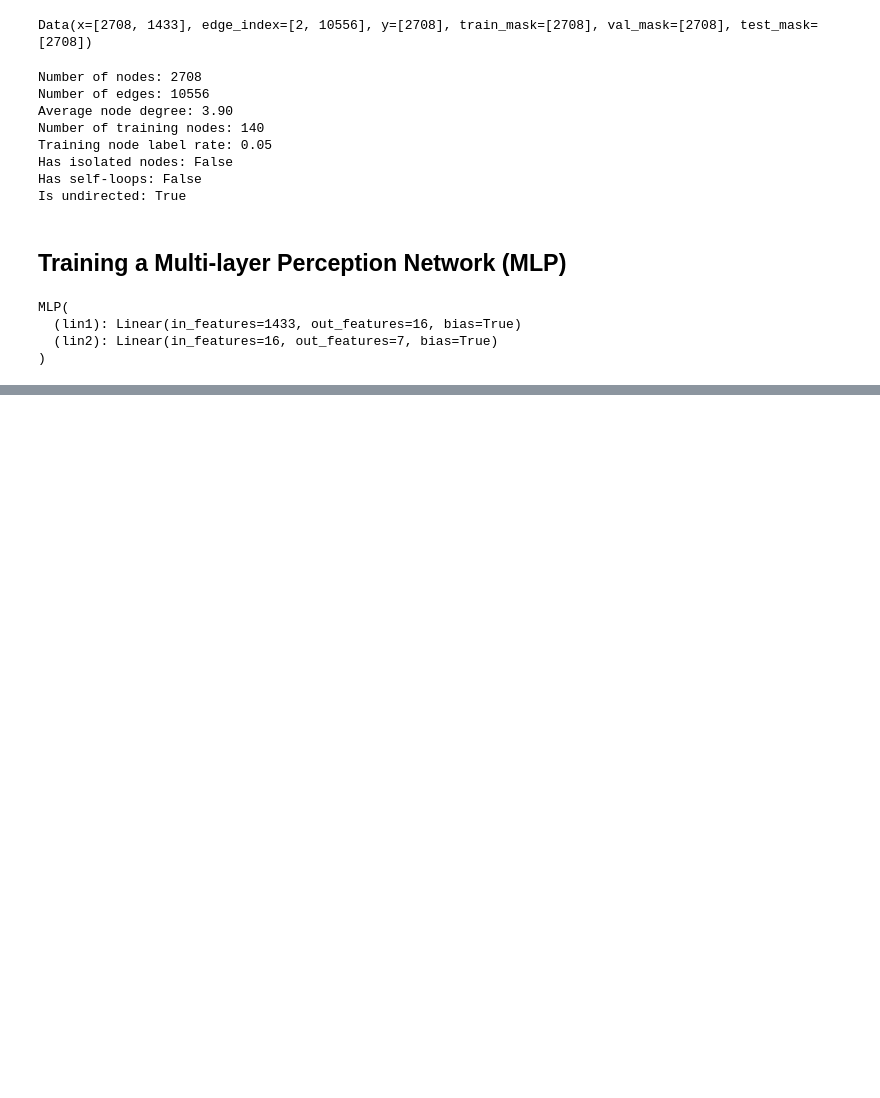
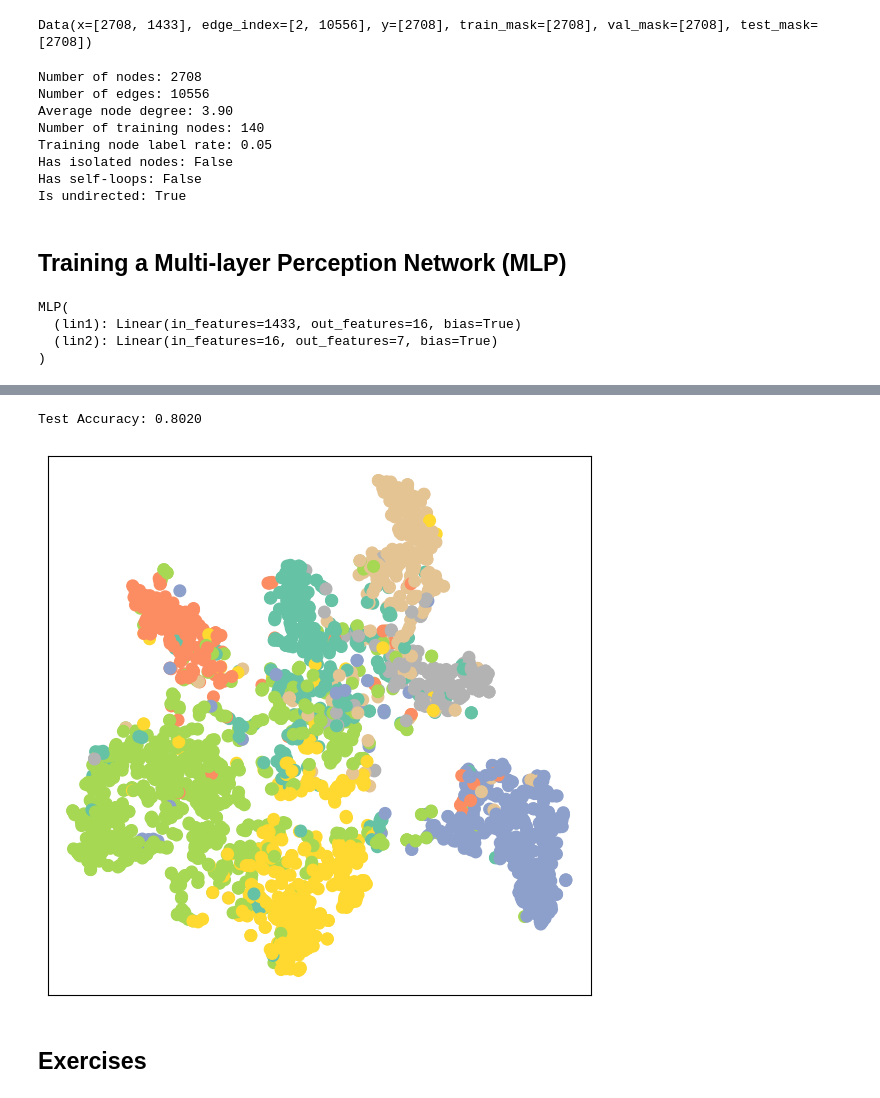
Before and after one commit to chlocdev/graph, a Jupyter notebook: notebooks/pyG_Node_Classification.ipynb, the cells around one changed output, grey strips where cells are left out. Cells and saved outputs as stored; diff of their text form; code cells hidden in the pictures; blank space fills up the shorter version.

```diff
--- a/notebooks/pyG_Node_Classification.ipynb
+++ b/notebooks/pyG_Node_Classification.ipynb
@@ -123,0 +173,4 @@ def test():
+# %%
+model = GCN(hidden_channels=16)
+optimizer = torch.optim.Adam(model.parameters(), lr=0.01, weight_decay=5e-4)
+criterion = torch.nn.CrossEntropyLoss()
@@ -123,0 +210,14 @@ def test():
+# %%
+test_acc = test()
+print(f'Test Accuracy: {test_acc:.4f}')
+# %% [output]
+Test Accuracy: 0.8020
+# %%
+model.eval()
+
+out = model(data.x, data.edge_index)
+visualize(out, color=data.y)
+# %% [output]
+[figure, added]
+# %% [markdown]
+## Exercises
```
Also changed, not shown: parts of 19 cells of this notebook, 2 other files.
